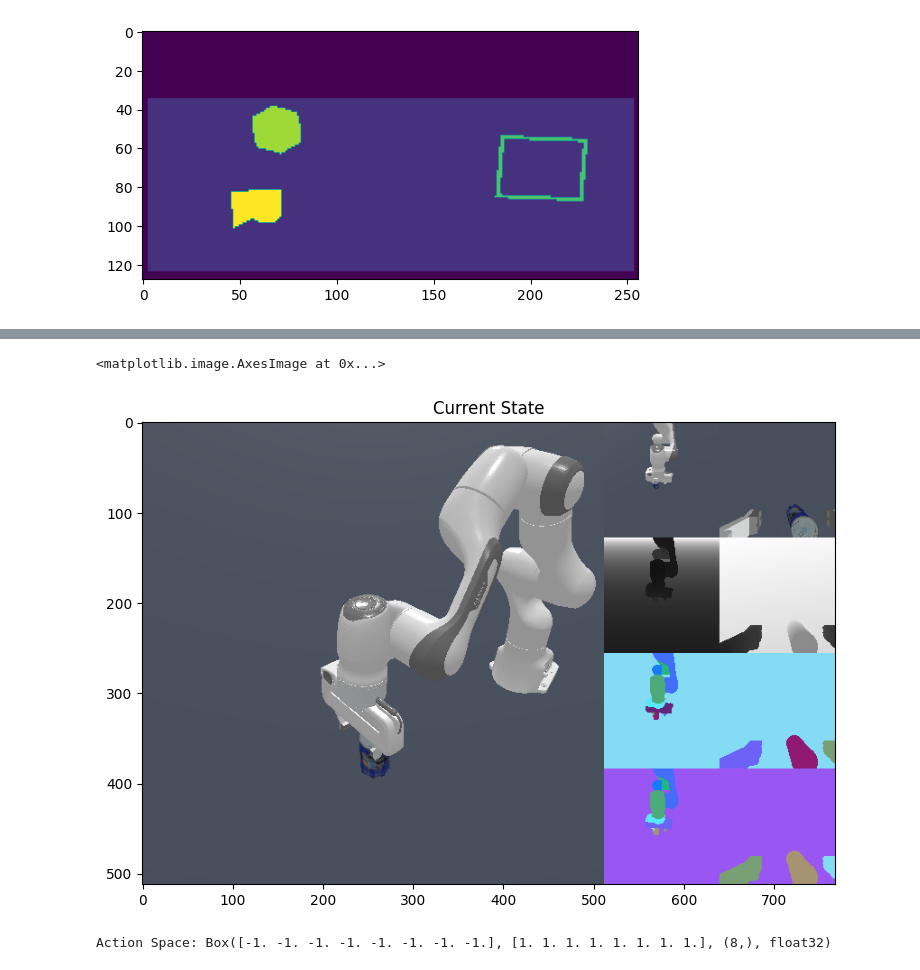
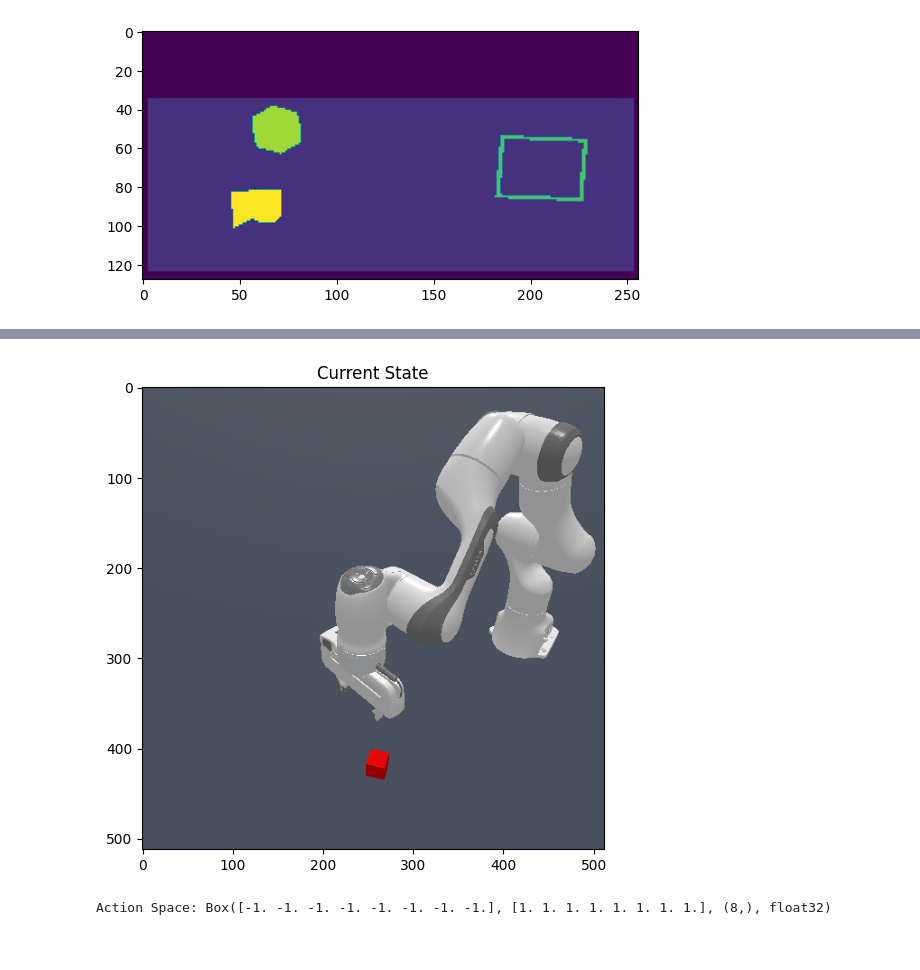
Before and after one commit to StefanoFerraro/FOCUS, a Jupyter notebook: notebooks/mw_debug.ipynb, the cells around one changed output, grey strips where cells are left out. Saved outputs shown, nothing was run; the diff lists cells and outputs as text; code cells hidden in the pictures.

```diff
--- a/notebooks/mw_debug.ipynb
+++ b/notebooks/mw_debug.ipynb
@@ -91,11 +91,14 @@ import numpy as np
 import mani_skill2.envs
 import matplotlib.pyplot as plt
 
+from custom_maniskill_tasks.custom_lift import CustomLiftCubeEnv
+import cv2
+
 os.environ["MUJOCO_GL"] = "egl"
 os.environ["DISPLAY"] = ":0"
 
 # This tutorial allows you to play with 4 environments out of a total of 20 environments that ManiSkill provides
-env_id = "PickSingleYCB-v0" #@param ['PickCube-v0', 'PegInsertionSide-v0', 'StackCube-v0', 'PlugCharger-v0']
+env_id = "PickCube-v0" #@param ['PickCube-v0', 'PegInsertionSide-v0', 'StackCube-v0', 'PlugCharger-v0']
 
 # choose an observation type and space, see https://haosulab.github.io/ManiSkill2/concepts/observation.html for details
 obs_mode = "state_dict" #@param can be one of ['pointcloud', 'rgbd', 'state_dict', 'state']
@@ -104,16 +107,30 @@ obs_mode = "state_dict" #@param can be one of ['pointcloud', 'rgbd', 'state_dict
 control_mode = "pd_joint_delta_pos" #@param can be one of ['pd_ee_delta_pose', 'pd_ee_delta_pos', 'pd_joint_delta_pos', 'arm_pd_joint_pos_vel']
 
 reward_mode = "dense" #@param can be one of ['sparse', 'dense']
+# render_config=,
 
 # create an environment with our configs and then reset to a clean state
-env = gym.make(env_id, model_ids= "002_master_chef_can", obs_mode=obs_mode, reward_mode=reward_mode, control_mode=control_mode, camera_cfgs={"add_segmentation": True})
+env = gym.make(env_id, obs_mode=obs_mode, reward_mode=reward_mode, control_mode=control_mode, camera_cfgs={"add_segmentation": True, "height": 1024,"width": 1024,})
 
-obs = env.reset()
+# self.goal_site
+# obs = env.reset()
 print("Action Space:", env.action_space)
 # take a look at the current state
 img = env.render(mode="cameras")
 plt.figure(figsize=(10,6))
 plt.title("Current State")
 plt.imshow(img)
+
+cameras = env.env.unwrapped._scene.get_cameras()
+for cam in cameras:
+    if cam.name == 'render_camera':
+        A = cam.get_texture('Color')
+        print(A.shape)
+        plt.imshow(A)
+
+        from PIL import Image
+        A = (255.0 / A.max() * (A - A.min())).astype(np.uint8)
+        im = Image.fromarray(A)
+        im.save('ms_panda.png')
 # env.close()
 # %% [output]
@@ -122,5 +140,4 @@ Action Space: Box([-1. -1. -1. -1. -1. -1. -1. -1.], [1. 1. 1. 1. 1. 1. 1. 1.],
-<matplotlib.image.AxesImage at 0x...>
-[figure, old version]
+[figure, new version]
 # %%
 # This tutorial allows you to play with 4 environments out of a total of 20 environments that ManiSkill provides
 env_id = "TurnFaucet-v0" #@param ['PickCube-v0', 'PegInsertionSide-v0', 'StackCube-v0', 'PlugCharger-v0']
```
Also changed, not shown: parts of 2 cells of this notebook, 9 other files.
